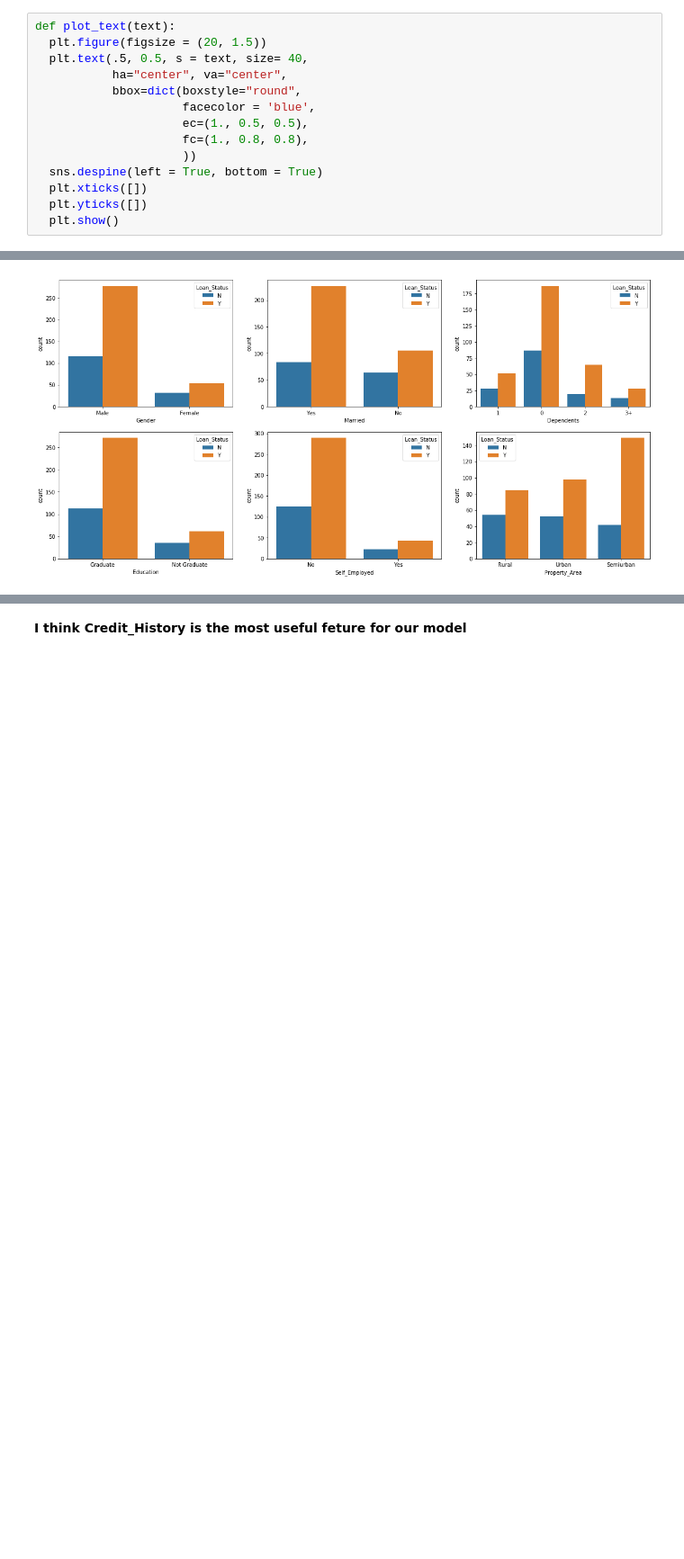
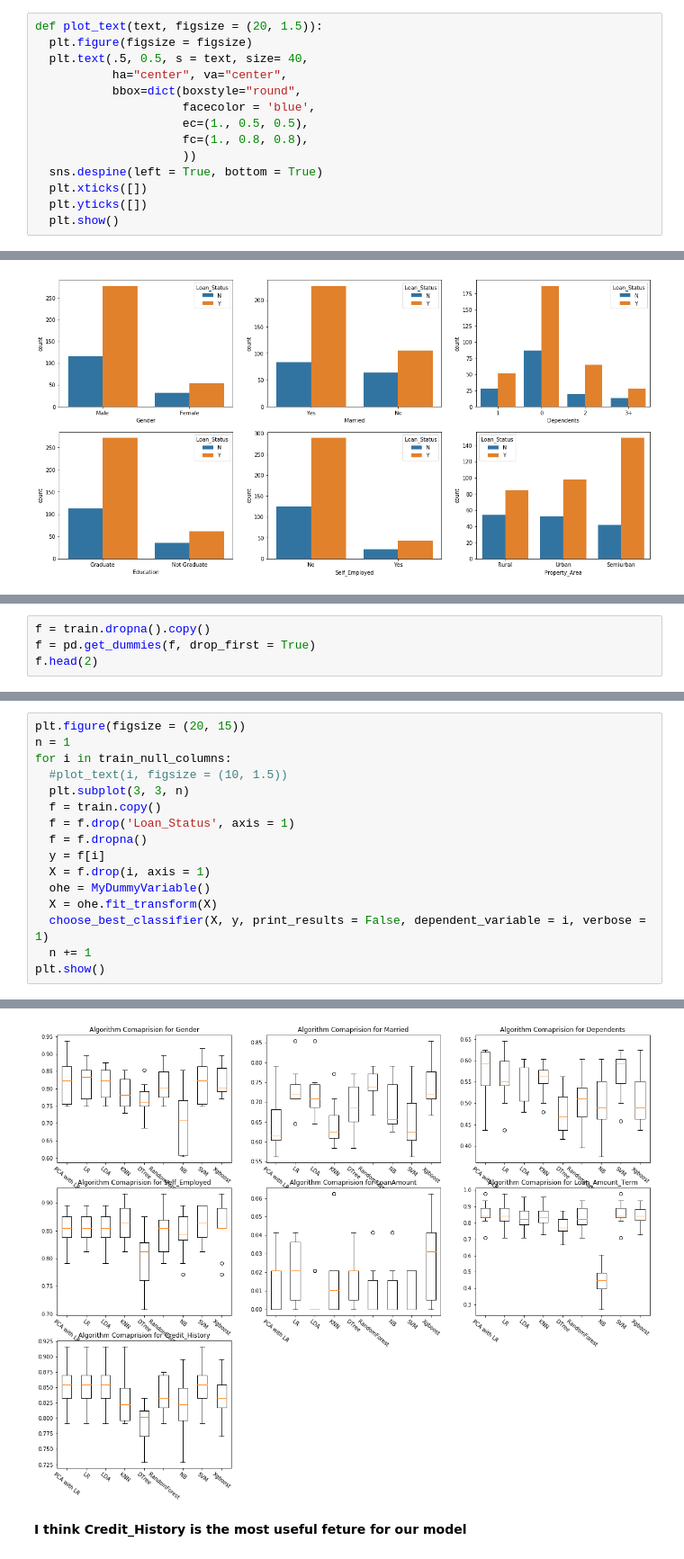
Before and after one commit to noushadkhan01/Projects, a Jupyter notebook: Hackathons/Analytics Vidhya/Loan Approval Prediction/Predict_Loan_Approval_Analytics_Vidhya_Hackathon.ipynb, the cells around one changed output, grey strips where cells are left out. Shown at 90% size. Saved outputs shown, nothing was run; the diff lists cells and outputs as text; blank space fills up the shorter version.

```diff
--- a/Hackathons/Analytics Vidhya/Loan Approval Prediction/Predict_Loan_Approval_Analytics_Vidhya_Hackathon.ipynb
+++ b/Hackathons/Analytics Vidhya/Loan Approval Prediction/Predict_Loan_Approval_Analytics_Vidhya_Hackathon.ipynb
@@ -129,8 +150,8 @@ Index(['Gender', 'Married', 'Dependents', 'Education', 'Self_Employed',
        'Property_Area', 'Loan_Status'],
       dtype='object')
 # %%
-def plot_text(text):
-  plt.figure(figsize = (20, 1.5))
+def plot_text(text, figsize = (20, 1.5)):
+  plt.figure(figsize = figsize)
   plt.text(.5, 0.5, s = text, size= 40,
            ha="center", va="center",
            bbox=dict(boxstyle="round",
@@ -172,0 +208,4 @@ for i in cat_columns:
+# %%
+f = train.dropna().copy()
+f = pd.get_dummies(f, drop_first = True)
+f.head(2)
@@ -172,0 +235,17 @@ for i in cat_columns:
+# %%
+plt.figure(figsize = (20, 15))
+n = 1
+for i in train_null_columns:
+  #plot_text(i, figsize = (10, 1.5))
+  plt.subplot(3, 3, n)
+  f = train.copy()
+  f = f.drop('Loan_Status', axis = 1)
+  f = f.dropna()
+  y = f[i]
+  X = f.drop(i, axis = 1)
+  ohe = MyDummyVariable()
+  X = ohe.fit_transform(X)
+  choose_best_classifier(X, y, print_results = False, dependent_variable = i, verbose = 1)
+  n += 1
+plt.show()
+# %% [output]
@@ -173,2 +253,3 @@ for i in cat_columns:
+[figure, added]
 # %% [markdown]
 **I think Credit_History is the most useful feture for our model**
```
Also changed, not shown: parts of 11 cells of this notebook.
